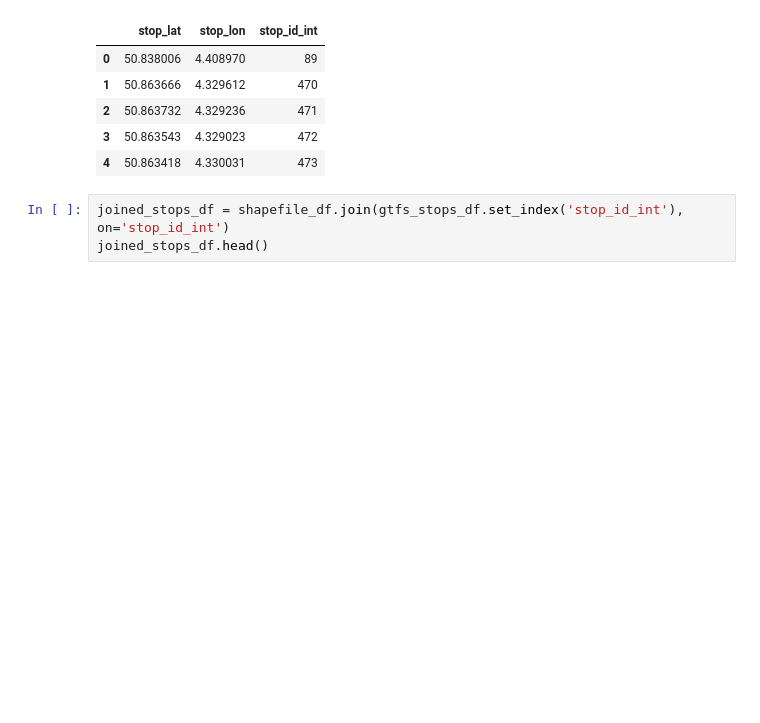
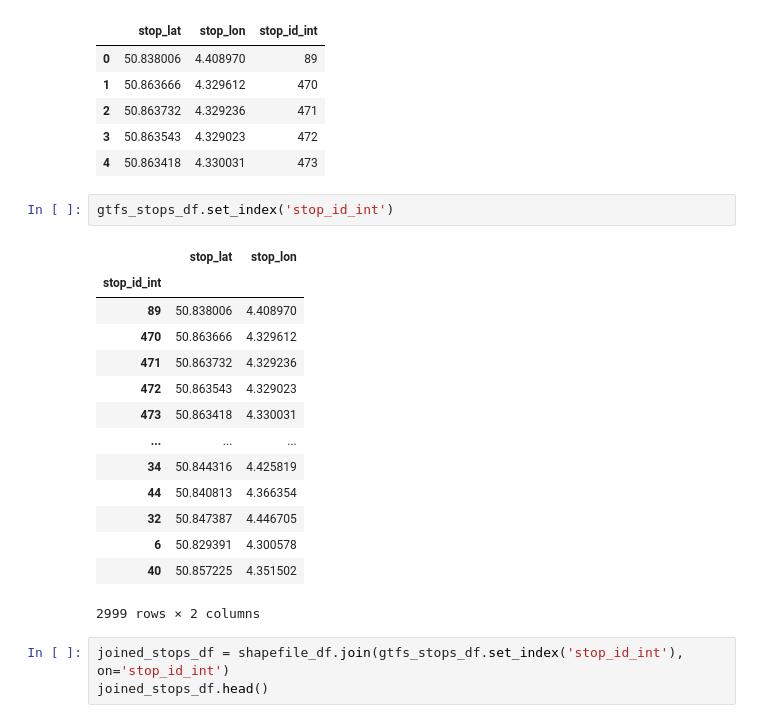
Before and after one commit to abroniewski/STIB-Hach-My-Ride, a Jupyter notebook: notebooks/assignment-1.ipynb, the cells around one changed output. Cells and saved outputs as stored; diff of their text form; blank space fills up the shorter version.

```diff
--- a/notebooks/assignment-1.ipynb
+++ b/notebooks/assignment-1.ipynb
@@ -132,6 +132,23 @@ gtfs_stops_df.head()
 | 2 | 50.863732 | 4.329236 | 471 |
 | 3 | 50.863543 | 4.329023 | 472 |
 | 4 | 50.863418 | 4.330031 | 473 |
+# %%
+gtfs_stops_df.set_index('stop_id_int')
+# %% [output]
+|  | stop_lat | stop_lon |
+| stop_id_int |  |  |
+| 89 | 50.838006 | 4.408970 |
+| 470 | 50.863666 | 4.329612 |
+| 471 | 50.863732 | 4.329236 |
+| 472 | 50.863543 | 4.329023 |
+| 473 | 50.863418 | 4.330031 |
+| ... | ... | ... |
+| 34 | 50.844316 | 4.425819 |
+| 44 | 50.840813 | 4.366354 |
+| 32 | 50.847387 | 4.446705 |
+| 6 | 50.829391 | 4.300578 |
+| 40 | 50.857225 | 4.351502 |
+2999 rows × 2 columns
 # %%
 joined_stops_df = shapefile_df.join(gtfs_stops_df.set_index('stop_id_int'), on='stop_id_int')
 joined_stops_df.head()
```
Also changed, not shown: parts of 4 cells of this notebook.
